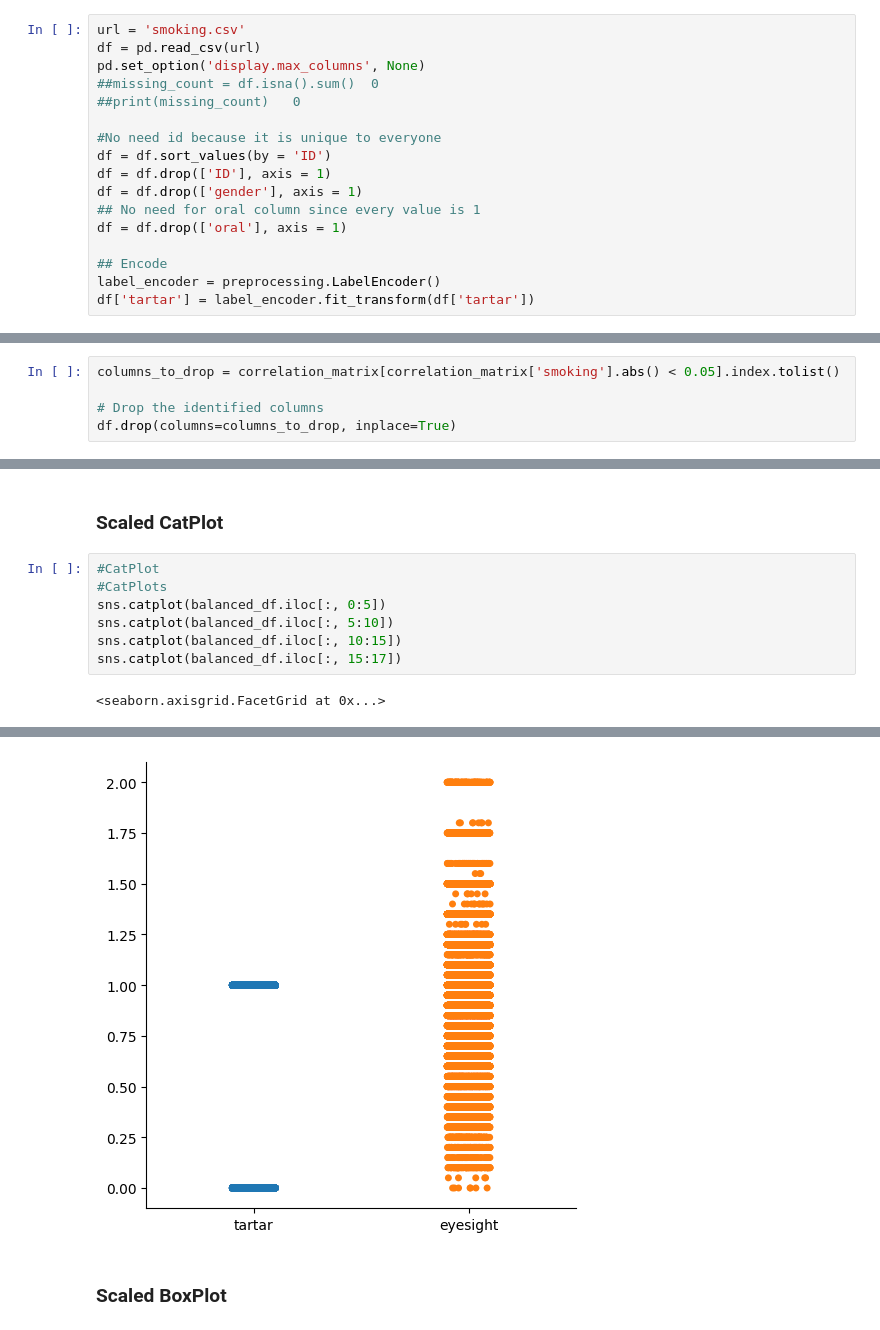
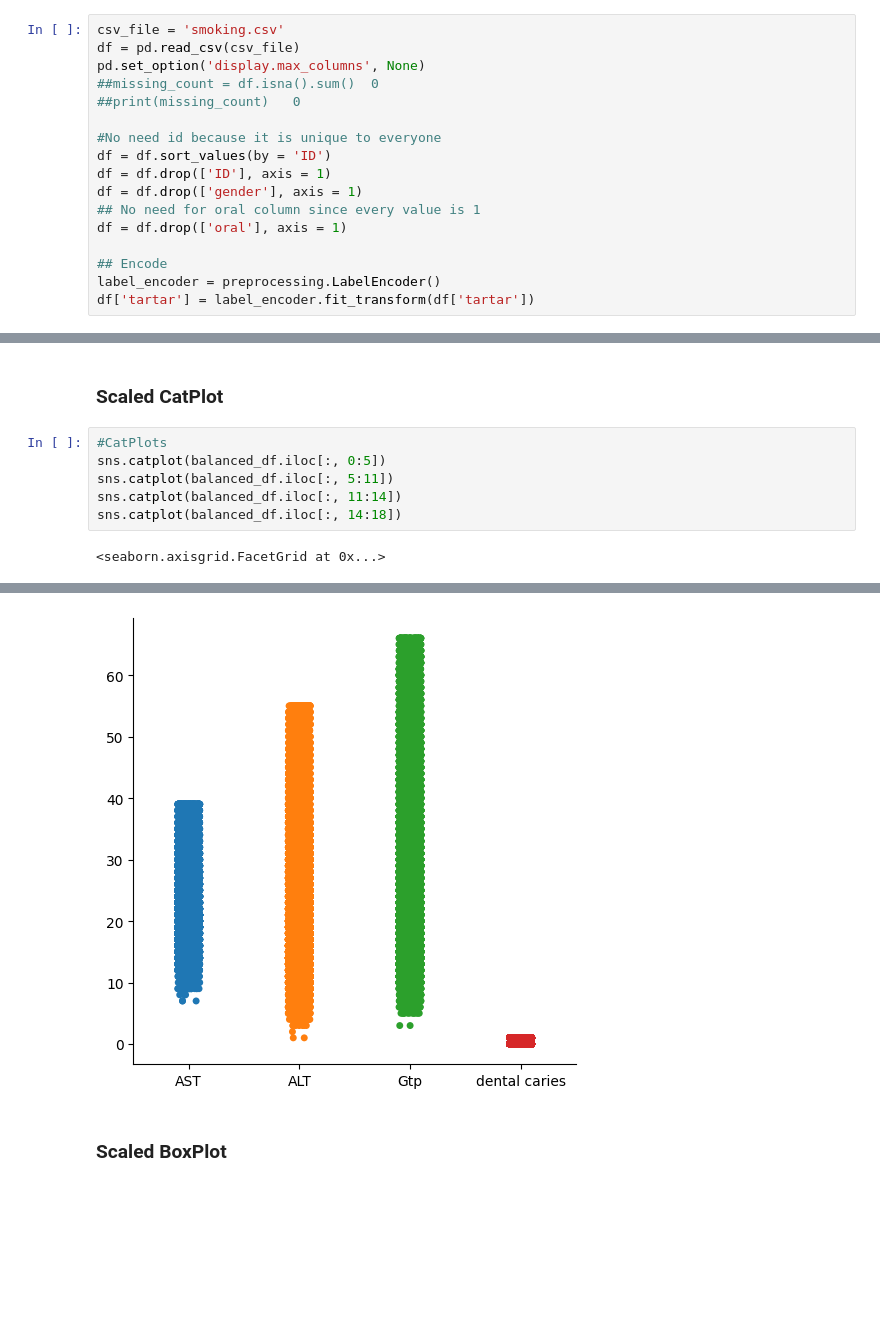
Before and after one commit to AtesBurak1/Ceng-474-Final, a Jupyter notebook: Smoking.ipynb, the cells around one changed output, grey strips where cells are left out. Drawn from its saved outputs; the diff is of its cells as text; blank space fills up the shorter version.

```diff
--- a/Smoking.ipynb
+++ b/Smoking.ipynb
@@ -11,8 +37,8 @@ from sklearn.metrics import accuracy_score, classification_report
 # %% [markdown]
 ### Read the data from github repository and drop uniqe values from it, also combining colunms which are related each other
 # %%
-url = 'smoking.csv'
-df = pd.read_csv(url)
+csv_file = 'smoking.csv'
+df = pd.read_csv(csv_file)
 pd.set_option('display.max_columns', None)
 ##missing_count = df.isna().sum()  0
 ##print(missing_count)   0
@@ -104,5 +130,0 @@ Text(0.5, 1.0, 'Correlation Heatmap')
-# %%
-columns_to_drop = correlation_matrix[correlation_matrix['smoking'].abs() < 0.05].index.tolist()
-
-# Drop the identified columns
-df.drop(columns=columns_to_drop, inplace=True)
@@ -191,11 +215,10 @@ balanced_df.describe()
 # %% [markdown]
 ### Scaled CatPlot
 # %%
-#CatPlot
 #CatPlots
 sns.catplot(balanced_df.iloc[:, 0:5])
-sns.catplot(balanced_df.iloc[:, 5:10])
-sns.catplot(balanced_df.iloc[:, 10:15])
-sns.catplot(balanced_df.iloc[:, 15:17])
+sns.catplot(balanced_df.iloc[:, 5:11])
+sns.catplot(balanced_df.iloc[:, 11:14])
+sns.catplot(balanced_df.iloc[:, 14:18])
 # %% [output]
 <seaborn.axisgrid.FacetGrid at 0x...>
@@ -205,4 +228,4 @@ sns.catplot(balanced_df.iloc[:, 15:17])
-[figure, old version]
+[figure, new version]
 # %% [markdown]
 ### Scaled BoxPlot
 # %% [markdown]
```
Also changed, not shown: parts of 39 cells of this notebook.
